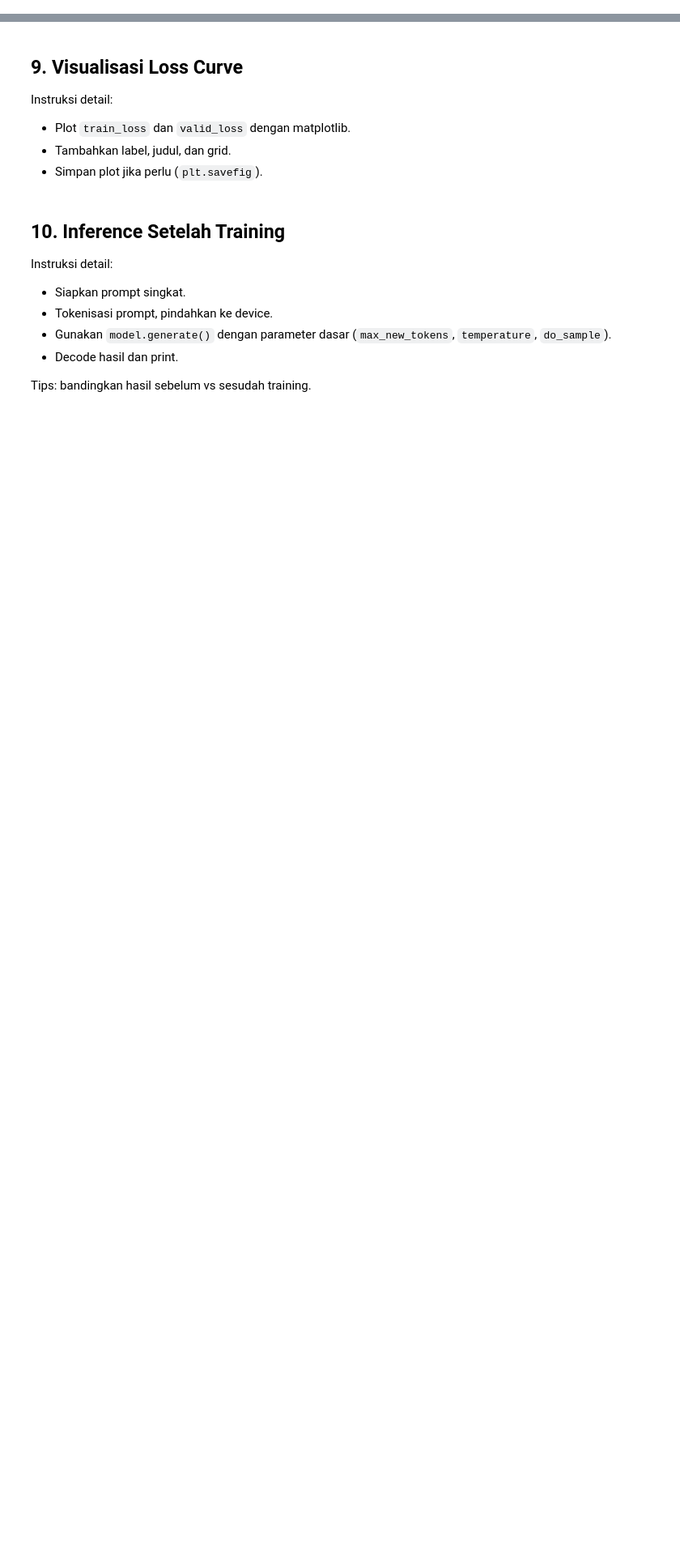
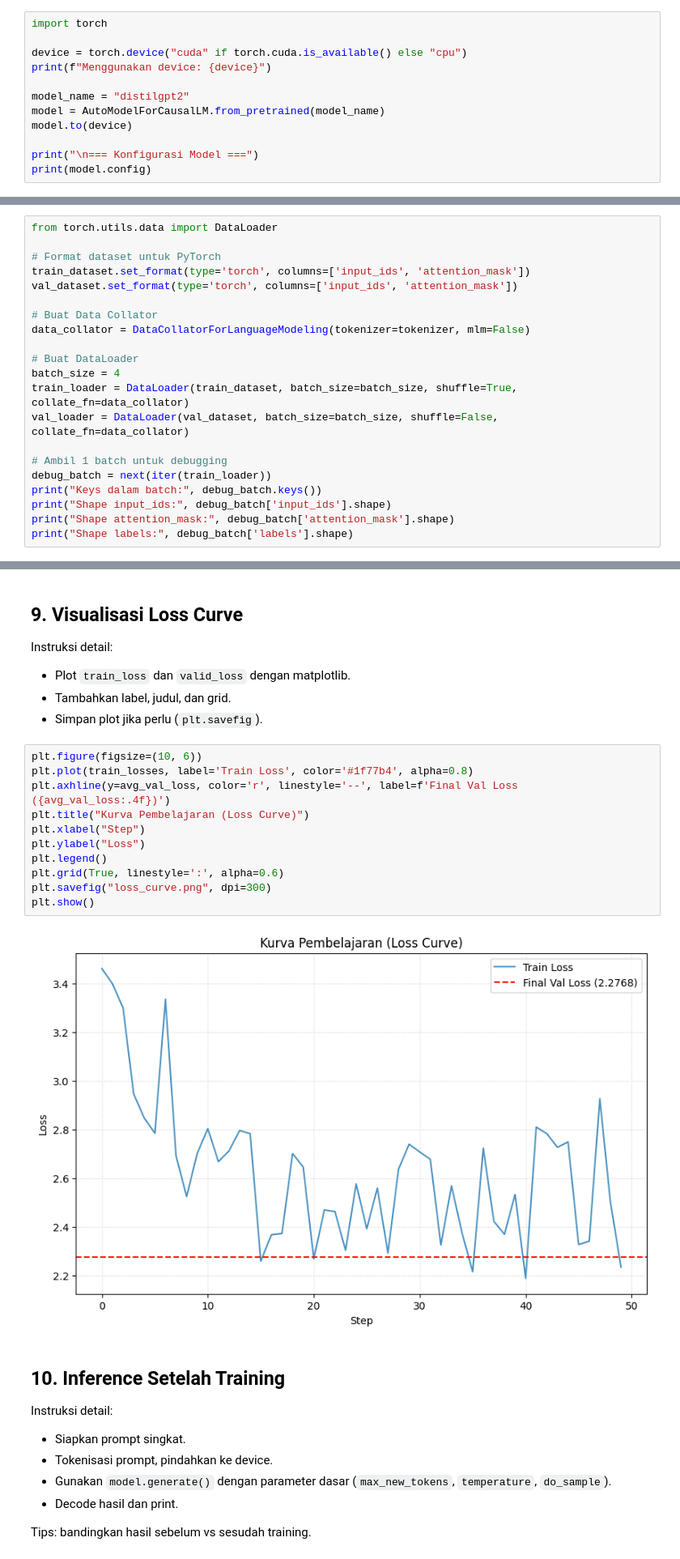
Before and after one commit to dindinmhs/large_model, a Jupyter notebook: training_fix_win_global/transformers/task/training/training_lm.ipynb, the cells around one changed output, grey strips where cells are left out. Shown at 81% size. Cells and saved outputs as stored; diff of their text form; blank space fills up the shorter version.

```diff
--- a/training_fix_win_global/transformers/task/training/training_lm.ipynb
+++ b/training_fix_win_global/transformers/task/training/training_lm.ipynb
@@ -140,3 +255,15 @@ Instruksi detail:
 - Print konfigurasi singkat model: `model.config`.
 
 Opsional: set `torch.device` dan pindahkan model ke device.
+# %%
+import torch
+
+device = torch.device("cuda" if torch.cuda.is_available() else "cpu")
+print(f"Menggunakan device: {device}")
+
+model_name = "distilgpt2"
+model = AutoModelForCausalLM.from_pretrained(model_name)
+model.to(device)
+
+print("\n=== Konfigurasi Model ===")
+print(model.config)
@@ -150,3 +296,24 @@ Instruksi detail:
 
 Print debug:
 - Ambil 1 batch dan print `batch.keys()` serta shape tensor.
+# %%
+from torch.utils.data import DataLoader
+
+# Format dataset untuk PyTorch
+train_dataset.set_format(type='torch', columns=['input_ids', 'attention_mask'])
+val_dataset.set_format(type='torch', columns=['input_ids', 'attention_mask'])
+
+# Buat Data Collator
+data_collator = DataCollatorForLanguageModeling(tokenizer=tokenizer, mlm=False)
+
+# Buat DataLoader
+batch_size = 4
+train_loader = DataLoader(train_dataset, batch_size=batch_size, shuffle=True, collate_fn=data_collator)
+val_loader = DataLoader(val_dataset, batch_size=batch_size, shuffle=False, collate_fn=data_collator)
+
+# Ambil 1 batch untuk debugging
+debug_batch = next(iter(train_loader))
+print("Keys dalam batch:", debug_batch.keys())
+print("Shape input_ids:", debug_batch['input_ids'].shape)
+print("Shape attention_mask:", debug_batch['attention_mask'].shape)
+print("Shape labels:", debug_batch['labels'].shape)
@@ -180,6 +464,19 @@ Instruksi detail:
 - Plot `train_loss` dan `valid_loss` dengan matplotlib.
 - Tambahkan label, judul, dan grid.
 - Simpan plot jika perlu (`plt.savefig`).
+# %%
+plt.figure(figsize=(10, 6))
+plt.plot(train_losses, label='Train Loss', color='#1f77b4', alpha=0.8)
+plt.axhline(y=avg_val_loss, color='r', linestyle='--', label=f'Final Val Loss ({avg_val_loss:.4f})')
+plt.title("Kurva Pembelajaran (Loss Curve)")
+plt.xlabel("Step")
+plt.ylabel("Loss")
+plt.legend()
+plt.grid(True, linestyle=':', alpha=0.6)
+plt.savefig("loss_curve.png", dpi=300)
+plt.show()
+# %% [output]
+[figure, added]
 # %% [markdown]
 ## 10. Inference Setelah Training
 
```
Also changed, not shown: parts of 7 cells of this notebook, 6 other files.
